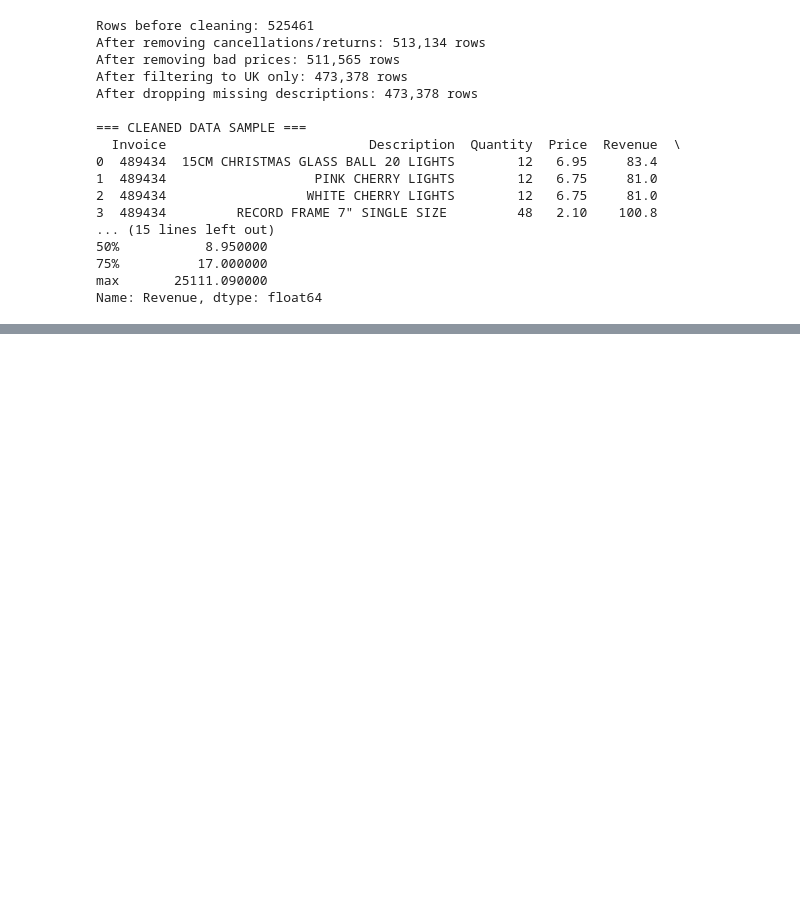
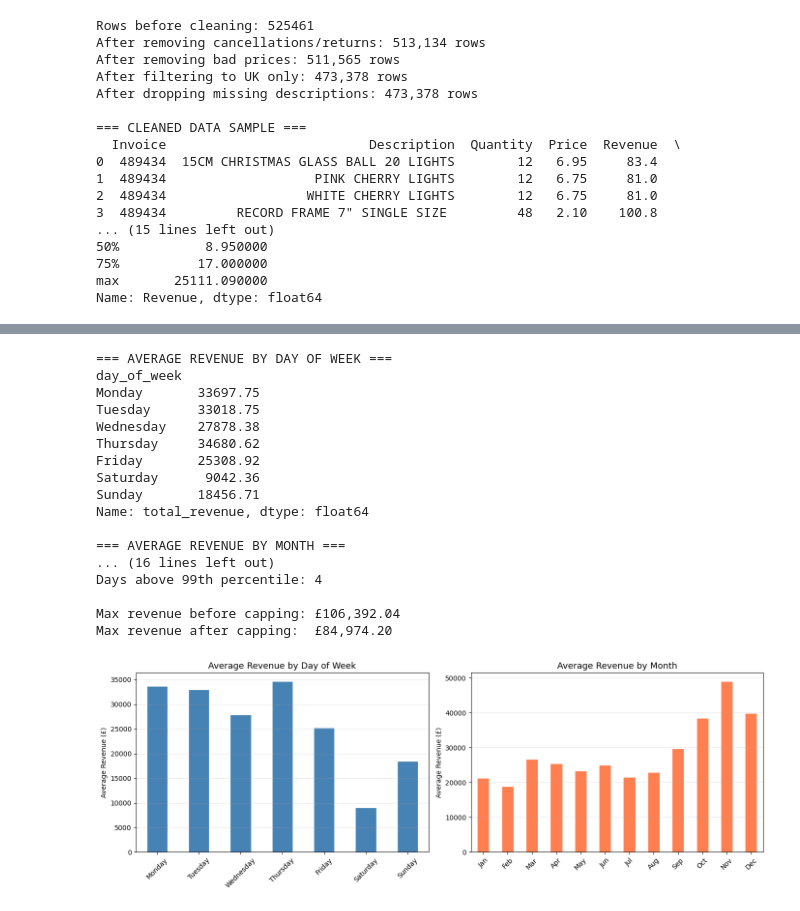
Before and after one commit to Paragg-7/uk-retail-revenue-forecasting, a Jupyter notebook: forecasting_pipeline.ipynb, the cells around one changed output, grey strips where cells are left out. Drawn from its saved outputs; the diff is of its cells as text; code cells hidden in the pictures; blank space fills up the shorter version.

```diff
--- a/forecasting_pipeline.ipynb
+++ b/forecasting_pipeline.ipynb
@@ -127,0 +197,76 @@ Name: Revenue, dtype: float64
+# %%
+# STAGE 2: Deeper EDA - confirm patterns and handle outliers
+import numpy as np
+
+# Add time features - we'll need these for the model later
+daily_revenue['day_of_week'] = daily_revenue['Date'].dt.day_name()
+daily_revenue['month'] = daily_revenue['Date'].dt.month
+daily_revenue['is_weekend'] = daily_revenue['Date'].dt.dayofweek >= 5
+
+# Confirm weekend pattern
+print("=== AVERAGE REVENUE BY DAY OF WEEK ===")
+dow_revenue = daily_revenue.groupby('day_of_week')['total_revenue'].mean().reindex([
+    'Monday','Tuesday','Wednesday','Thursday','Friday','Saturday','Sunday'
+])
+print(dow_revenue.round(2))
+
+# Confirm monthly seasonality
+print("\n=== AVERAGE REVENUE BY MONTH ===")
+month_names = {12:'Dec',1:'Jan',2:'Feb',3:'Mar',4:'Apr',5:'May',
+               6:'Jun',7:'Jul',8:'Aug',9:'Sep',10:'Oct',11:'Nov'}
+monthly = daily_revenue.groupby('month')['total_revenue'].mean()
+monthly.index = monthly.index.map(month_names)
+print(monthly.round(2))
+
+# Handle the outlier
+# Anything above 99th percentile is suspicious - likely wholesale one-off
+p99 = daily_revenue['total_revenue'].quantile(0.99)
+print(f"\n99th percentile revenue: £{p99:,.2f}")
+print(f"Days above 99th percentile: {(daily_revenue['total_revenue'] > p99).sum()}")
+
+# Cap outliers at 99th percentile rather than delete them
+# Deleting removes real days which breaks the time series
+# Capping preserves the day but limits distortion
+daily_revenue['revenue_capped'] = daily_revenue['total_revenue'].clip(upper=p99)
+
+print(f"\nMax revenue before capping: £{daily_revenue['total_revenue'].max():,.2f}")
+print(f"Max revenue after capping:  £{daily_revenue['revenue_capped'].max():,.2f}")
+
+# Plot day of week pattern
+fig, axes = plt.subplots(1, 2, figsize=(14, 5))
+
+dow_revenue.plot(kind='bar', ax=axes[0], color='steelblue', edgecolor='white')
+axes[0].set_title('Average Revenue by Day of Week', fontsize=13)
+axes[0].set_ylabel('Average Revenue (£)')
+axes[0].set_xlabel('')
+axes[0].tick_params(axis='x', rotation=45)
+axes[0].grid(True, alpha=0.3, axis='y')
+
+monthly.plot(kind='bar', ax=axes[1], color='coral', edgecolor='white')
+axes[1].set_title('Average Revenue by Month', fontsize=13)
+axes[1].set_ylabel('Average Revenue (£)')
+axes[1].set_xlabel('')
+axes[1].tick_params(axis='x', rotation=45)
+axes[1].grid(True, alpha=0.3, axis='y')
+
+plt.tight_layout()
+plt.show()
+# %% [output]
+=== AVERAGE REVENUE BY DAY OF WEEK ===
+day_of_week
+Monday       33697.75
+Tuesday      33018.75
+Wednesday    27878.38
+Thursday     34680.62
+Friday       25308.92
+Saturday      9042.36
+Sunday       18456.71
+Name: total_revenue, dtype: float64
+
+=== AVERAGE REVENUE BY MONTH ===
+... (16 lines left out)
+Days above 99th percentile: 4
+
+Max revenue before capping: £106,392.04
+Max revenue after capping:  £84,974.20
+[figure, added]
```
Also changed, not shown: parts of 8 cells of this notebook, 2 other files.
